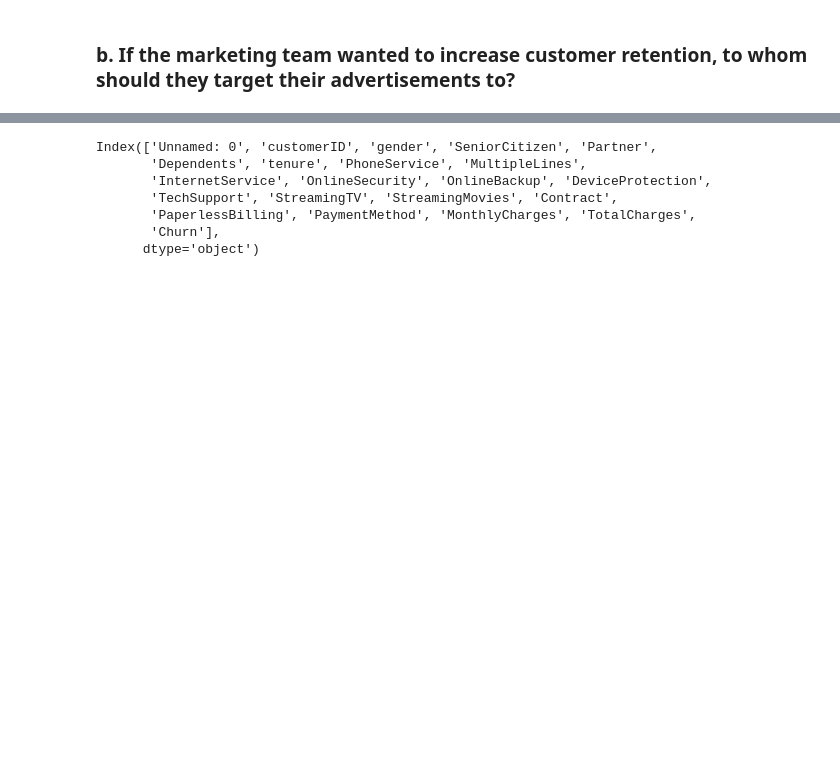
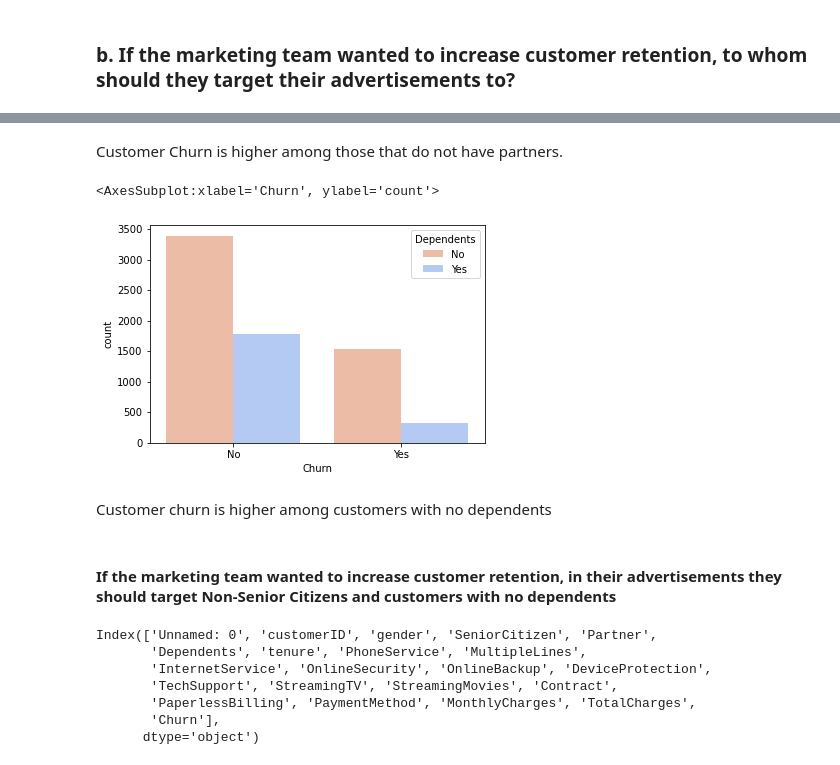
Before and after one commit to aliceotieno/ADS-Assignment-4, a Jupyter notebook: Telco Customer Churn.ipynb, the cells around one changed output, grey strips where cells are left out. Drawn from its saved outputs; the diff is of its cells as text; code cells hidden in the pictures; blank space fills up the shorter version.

```diff
--- a/Telco Customer Churn.ipynb
+++ b/Telco Customer Churn.ipynb
@@ -289,3 +269,14 @@ plt.show()
+# %% [markdown]
+Customer Churn is higher among those that do not have partners.
+# %%
+sns.countplot(x='Churn',data=clean_df,hue='Dependents',palette="coolwarm_r")
+# %% [output]
+<AxesSubplot:xlabel='Churn', ylabel='count'>
+[figure, added]
+# %% [markdown]
+Customer churn is higher among customers with no dependents
+# %% [markdown]
+#### If the marketing team wanted to increase customer retention, in their advertisements they should target Non-Senior Citizens and customers with no dependents
 # %%
 clean_df.columns
 # %% [output]
```
Also changed, not shown: parts of 15 cells of this notebook.
